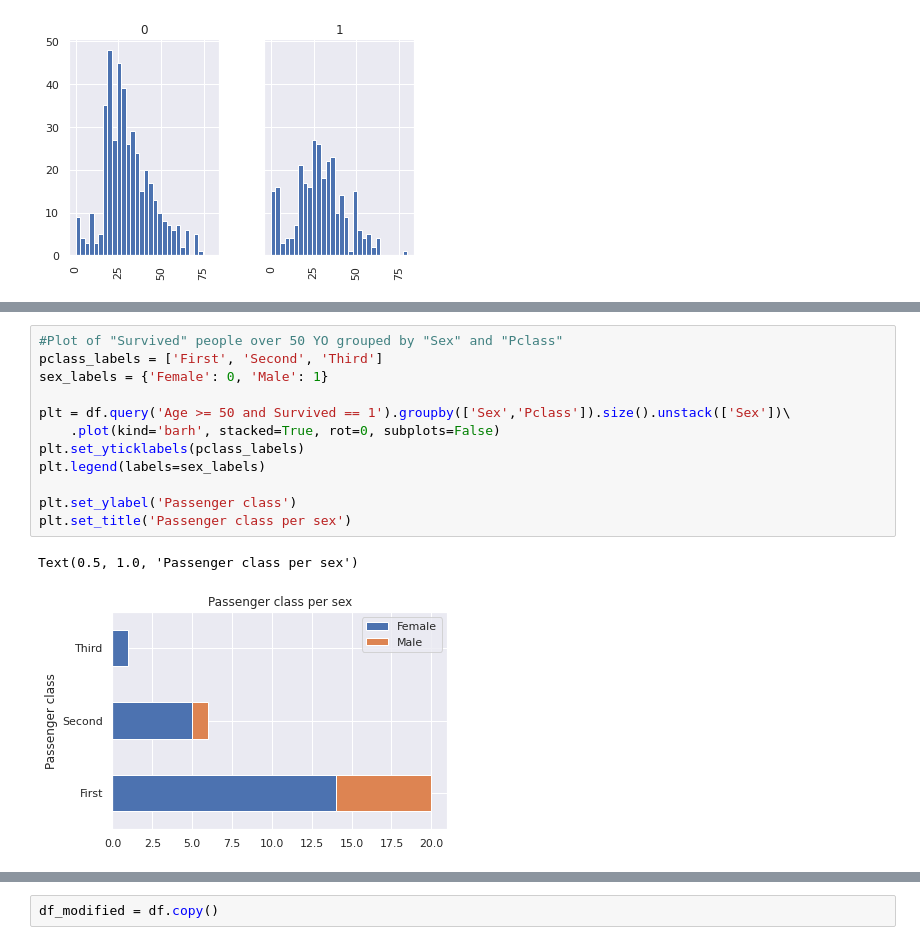
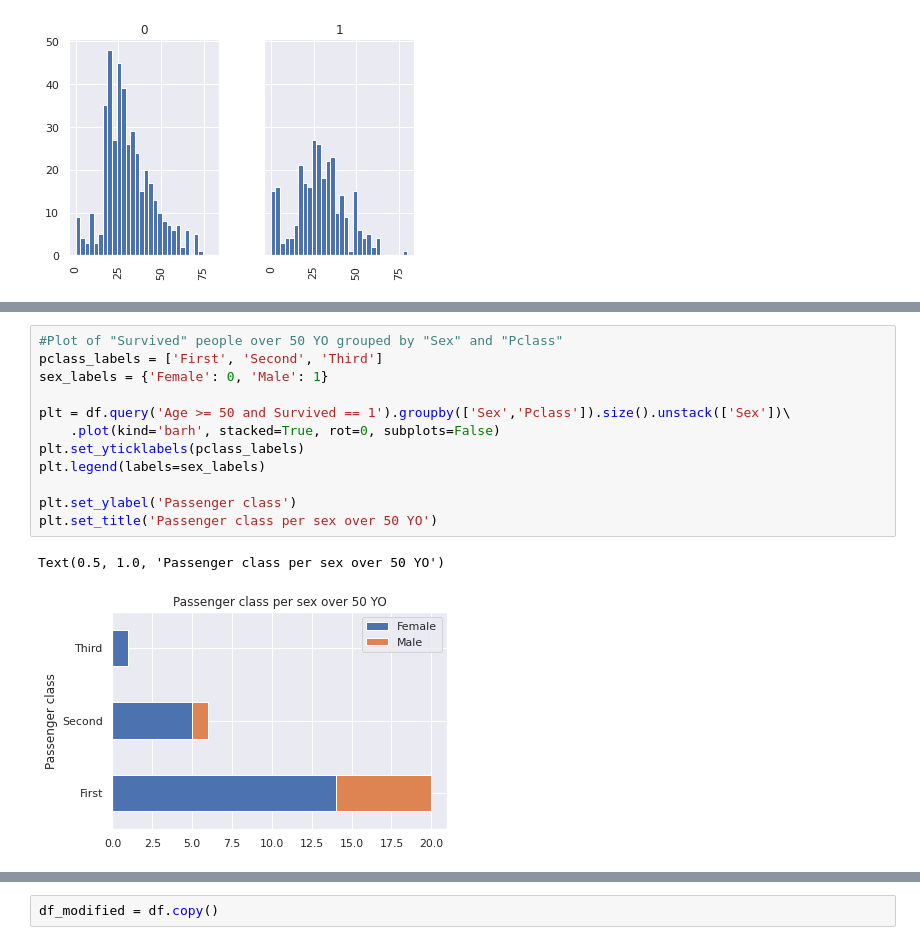
Before and after one commit to lerz30/ML_introduction, a Jupyter notebook: notebooks/pandas_intro.ipynb, the cells around one changed output, grey strips where cells are left out. Saved outputs shown, nothing was run; the diff lists cells and outputs as text.

```diff
--- a/notebooks/pandas_intro.ipynb
+++ b/notebooks/pandas_intro.ipynb
@@ -145,18 +145,18 @@ Text(0.5, 1.0, 'Passenger class per sex')
 # %%
 #Plot of "Survived" people over 50 YO grouped by "Sex" and "Pclass"
 pclass_labels = ['First', 'Second', 'Third']
 sex_labels = {'Female': 0, 'Male': 1}
 
 plt = df.query('Age >= 50 and Survived == 1').groupby(['Sex','Pclass']).size().unstack(['Sex'])\
     .plot(kind='barh', stacked=True, rot=0, subplots=False)
 plt.set_yticklabels(pclass_labels)
 plt.legend(labels=sex_labels)
 
 plt.set_ylabel('Passenger class')
-plt.set_title('Passenger class per sex')
+plt.set_title('Passenger class per sex over 50 YO')
 # %% [output]
-Text(0.5, 1.0, 'Passenger class per sex')
+Text(0.5, 1.0, 'Passenger class per sex over 50 YO')
-[figure, old version]
+[figure, new version]
 # %%
 pclass_labels = ['First', 'Second', 'Third']
 sex_labels = {'Female': 0, 'Male': 1}
```
Also changed, not shown: parts of 12 cells of this notebook.
